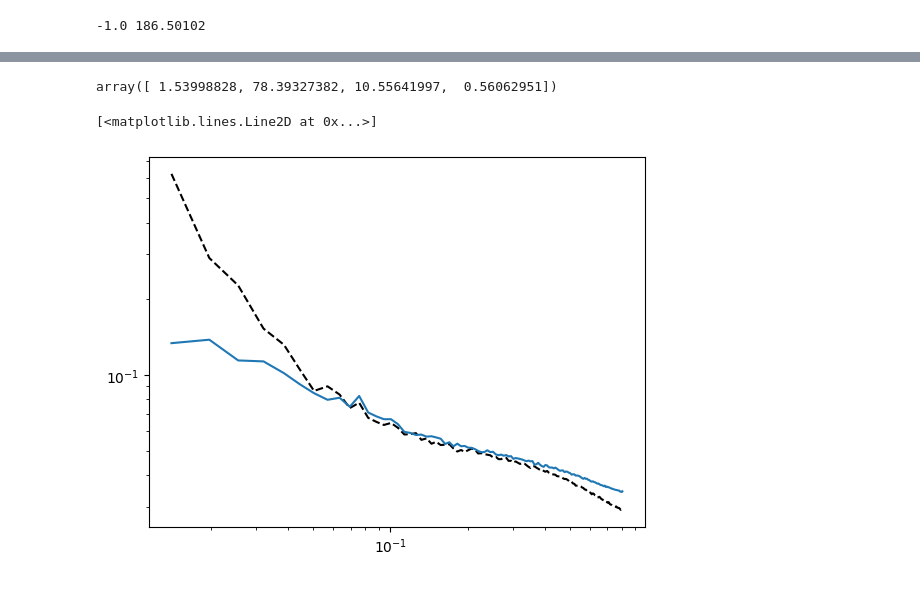
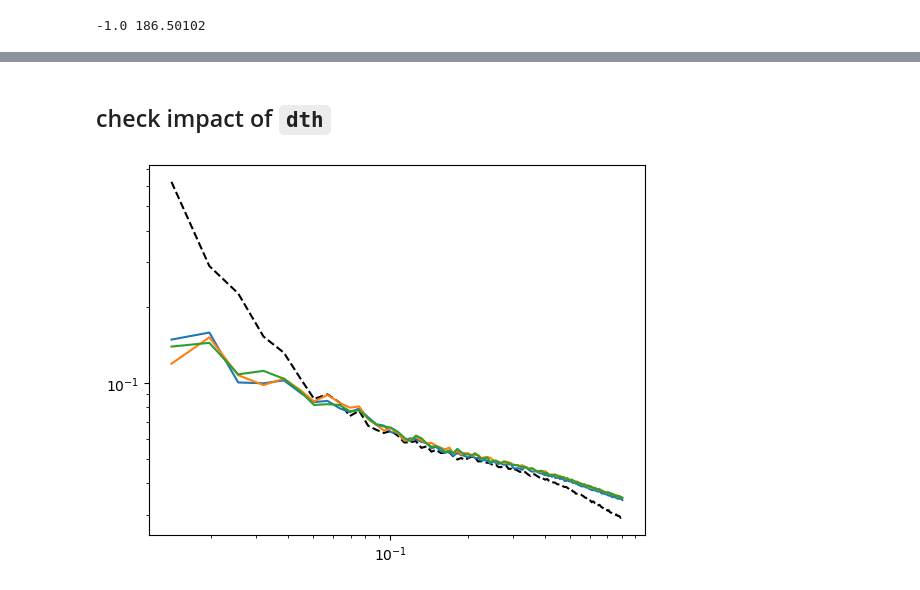
Before and after one commit to changhoonhahn/hodalpt, a Jupyter notebook: nb/fit_alptbias.ipynb, the cells around one changed output, grey strips where cells are left out. Cells and saved outputs as stored; diff of their text form; code cells hidden in the pictures.

```diff
--- a/nb/fit_alptbias.ipynb
+++ b/nb/fit_alptbias.ipynb
@@ -26,7 +26,7 @@ theta_hod['eta_conc'] = 1.11
 theta_hod['eta_cen'] = 0.31
 theta_hod['eta_sat'] = 0.85
 
-hod = HODgalaxies(theta_hod, '/Users/chang/data/simbig/quijote/fiducial_HR/0')
+hod = HODgalaxies(theta_hod, '/Users/ch54662/data/simbig/quijote/fiducial_HR/0')#'/Users/chang/data/simbig/quijote/fiducial_HR/0')
 # %% [output]
 and 96 bins to digitize the galaxy bias parameter.
 To populate mocks, the BiasedNFWPhaseSpace class builds a lookup table with shape (18, 96, 101),
@@ -149,7 +149,7 @@ def negative_binomial(n, p):
 ## define bias model
 # %%
 @njit(parallel=True, cache=True, fastmath=True)
-def biasmodel(ngrid, lbox, delta, tweb, twebdelta, nmean, alpha, beta, rhoeps, eps, twebenv, twebdeltaenv):
+def biasmodel(ngrid, lbox, delta, tweb, twebdelta, nmean, alpha, beta, dth, rhoeps, eps, twebenv, twebdeltaenv):
 
     ncounts = np.zeros((ngrid,ngrid,ngrid))
 
@@ -158,8 +158,8 @@ def biasmodel(ngrid, lbox, delta, tweb, twebdelta, nmean, alpha, beta, rhoeps, e
     for ii in prange(ngrid):
         for jj in range(ngrid):
             for kk in range(ngrid):
-                 # Sample number counts (dth=-1 hardcoded)
-                if tweb[ii,jj,kk]==twebenv and twebdelta[ii,jj,kk]==twebdeltaenv and delta[ii,jj,kk] >= -1:
+                 # Sample number counts
+                if tweb[ii,jj,kk]==twebenv and twebdelta[ii,jj,kk]==twebdeltaenv and delta[ii,jj,kk] >= dth:
                     ncounts[ii,jj,kk] = (1.+delta[ii,jj,kk])**alpha * np.exp(-((1 + delta[ii,jj,kk])/rhoeps)**eps)# * np.exp(-((1 + delta[ii,jj,kk])/rhoepsprime)**epsprime)
                 else:
                     ncounts[ii,jj,kk] = 0. #
@@ -237,7 +190,7 @@ def chisquare(xx, plot_pk=False, verbose=False, ngrid=256, lbox=1000., twebenv=N
 Ngrid = 256
 Lbox = 1000.
 
-dm_dir = '/Users/chang/data/simbig/quijote/fiducial_HR/0/alpt/'
+dm_dir = '/Users/ch54662/data/simbig/quijote/fiducial_HR/0/alpt/'
 
 delta = np.fromfile(os.path.join(dm_dir, 'super_deltaBox.dat'), dtype=np.float32)  # In real space
 delta = np.reshape(delta, (Ngrid,Ngrid,Ngrid))
@@ -324,4 +309,0 @@ Warning: GA is terminated due to the maximum number of iterations without improv
-# %%
-x0new
-# %% [output]
-array([ 1.53998828, 78.39327382, 10.55641997,  0.56062951])
@@ -334,6 +310,42 @@ kk, pk = measure_spectrum(ncounts_new_mask)
-# %%
-plt.loglog(kkgal, pkgal, c='k', ls='--')
-plt.loglog(kk, pk)
-# %% [output]
-[<matplotlib.lines.Line2D at 0x...>]
-[figure, removed]
+# %% [markdown]
+## check impact of `dth`
+# %%
+kkth = 0.5
+
+itweb = 0
+idweb = 0
+
+ncounts_mask = np.zeros((Ngrid,Ngrid,Ngrid))
+ncounts_mask[np.logical_and(tweb==itweb, dweb==idweb)] = galmesh[np.logical_and(tweb==itweb, dweb==idweb)]
+
+kkgal, pkgal = measure_spectrum(ncounts_mask)
+
+plt.loglog(kkgal, pkgal, c='k', ls='--')
+
+meandens = 5.2351086e-05
+x0new = np.array([1.96492891, 67.06129643, -0.88251063, 19.99242108, 1.41970262])
+ncounts_new, normalization = biasmodel(Ngrid, Lbox, delta, tweb, dweb, meandens, x0new[0], x0new[1], x0new[2], x0new[3], x0new[4], itweb, idweb)
+ncounts_new_mask = np.zeros((Ngrid, Ngrid, Ngrid))
+ncounts_new_mask[np.logical_and(tweb==itweb, dweb==idweb)] = ncounts_new[np.logical_and(tweb==itweb, dweb==idweb)]
+kk, pk = measure_spectrum(ncounts_new_mask)
+plt.loglog(kk, pk)
+
+
+x0new = np.array([1.96492891, 67.06129643, -1, 19.99242108, 1.41970262])
+ncounts_new, normalization = biasmodel(Ngrid, Lbox, delta, tweb, dweb, meandens, x0new[0], x0new[1], x0new[2], x0new[3], x0new[4], itweb, idweb)
+ncounts_new_mask = np.zeros((Ngrid, Ngrid, Ngrid))
+ncounts_new_mask[np.logical_and(tweb==itweb, dweb==idweb)] = ncounts_new[np.logical_and(tweb==itweb, dweb==idweb)]
+kk, pk = measure_spectrum(ncounts_new_mask)
+plt.loglog(kk, pk)
+
+
+x0new = np.array([1.96492891, 67.06129643, 1, 19.99242108, 1.41970262])
+ncounts_new, normalization = biasmodel(Ngrid, Lbox, delta, tweb, dweb, meandens, x0new[0], x0new[1], x0new[2], x0new[3], x0new[4], itweb, idweb)
+ncounts_new_mask = np.zeros((Ngrid, Ngrid, Ngrid))
+ncounts_new_mask[np.logical_and(tweb==itweb, dweb==idweb)] = ncounts_new[np.logical_and(tweb==itweb, dweb==idweb)]
+kk, pk = measure_spectrum(ncounts_new_mask)
+
+plt.loglog(kk, pk)
+plt.show()
+# %% [output]
+[figure, added]
```
Also changed, not shown: parts of 7 cells of this notebook.
